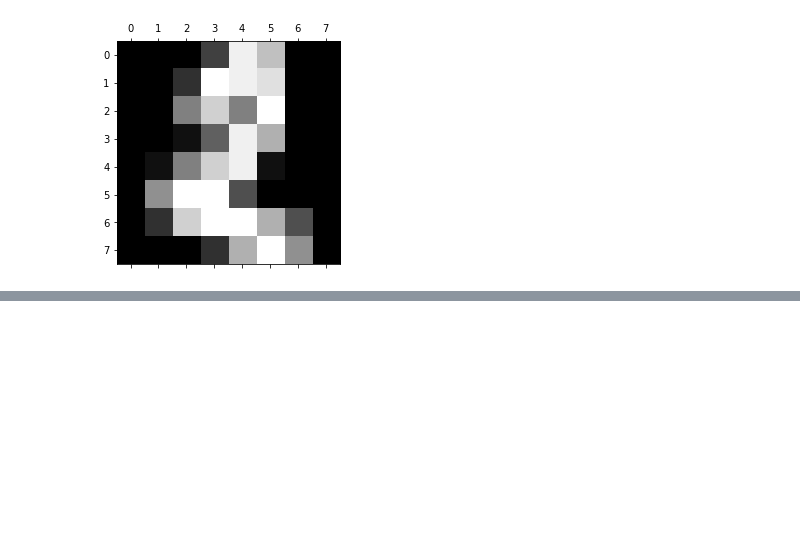
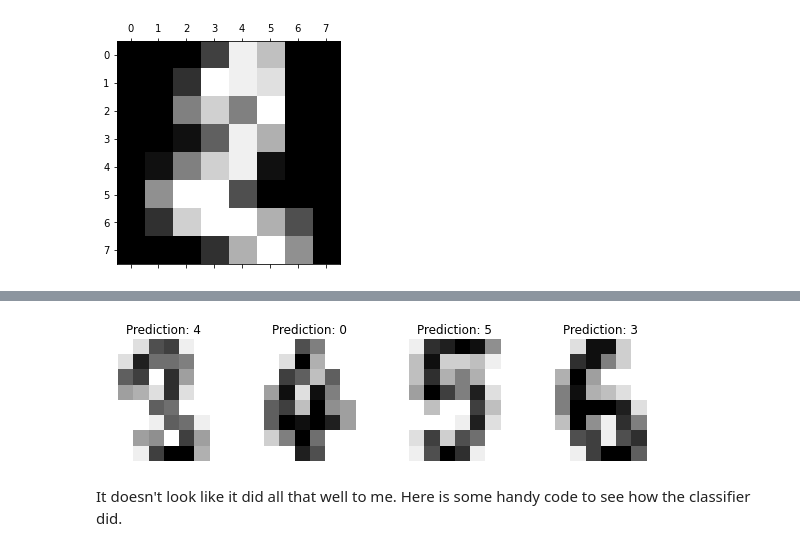
Before and after one commit to JHarrisonEcoEvo/computing_tutorials, a Jupyter notebook: sklearn_primer.ipynb, the cells around one changed output, grey strips where cells are left out. Cells and saved outputs as stored; diff of their text form; code cells hidden in the pictures; blank space fills up the shorter version.

```diff
--- a/sklearn_primer.ipynb
+++ b/sklearn_primer.ipynb
@@ -29,0 +39,7 @@ plt.show()
+# %%
+# flatten the images
+n_samples = len(digits.images)
+
+print(digits.images.shape)
+data = digits.images.reshape((n_samples, -1))
+print(data.shape)
@@ -29,0 +49,7 @@ plt.show()
+# %%
+# Split data into 70% train and 30% test subsets
+x_train, x_test, y_train, y_test = train_test_split(
+    data, digits.target, test_size=0.3, shuffle=False, random_state = 666)
+
+print(x_train.shape)
+print(x_test.shape)
@@ -29,0 +63,20 @@ plt.show()
+# %%
+# Create a support vector classifier
+clf = svm.SVC()
+sgd = SGDClassifier(random_state = 666)
+# %%
+#train
+clf.fit(x_train, y_train)
+#predict
+predicted = clf.predict(x_test)
+# %%
+_, axes = plt.subplots(nrows=1, ncols=4, figsize=(10, 3))
+for ax, image, prediction in zip(axes, X_test, predicted):
+    ax.set_axis_off()
+    image = image.reshape(8, 8)
+    ax.imshow(image, cmap=plt.cm.gray_r, interpolation='nearest')
+    ax.set_title(f'Prediction: {prediction}')
+# %% [output]
+[figure, added]
+# %% [markdown]
+It doesn't look like it did all that well to me. Here is some handy code to see how the classifier did.
```
Also changed, not shown: parts of 18 cells of this notebook.
